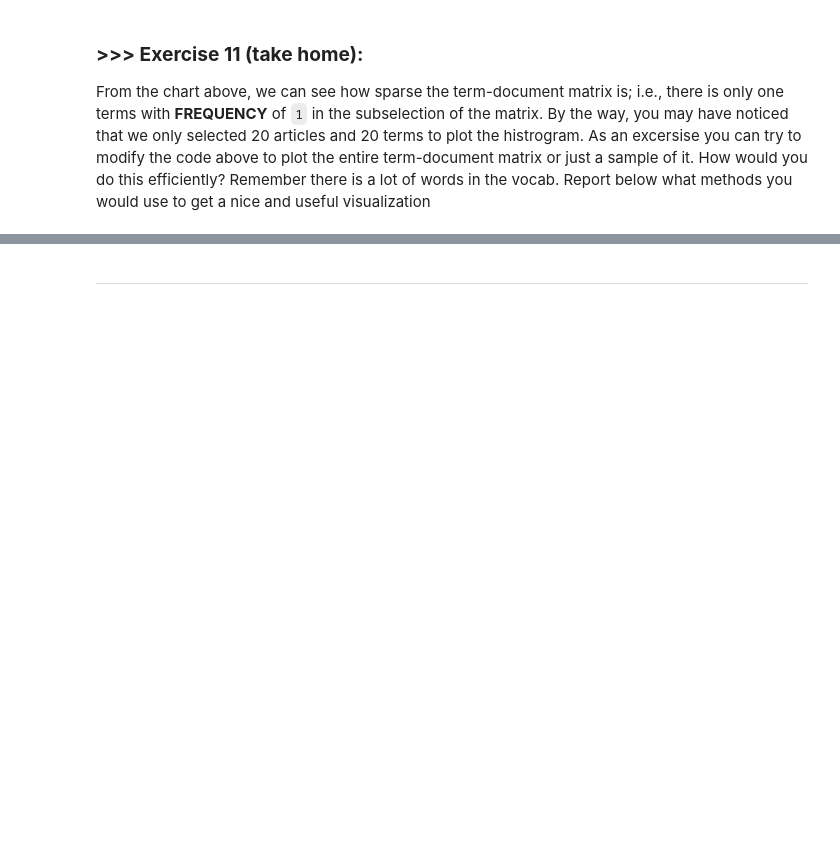
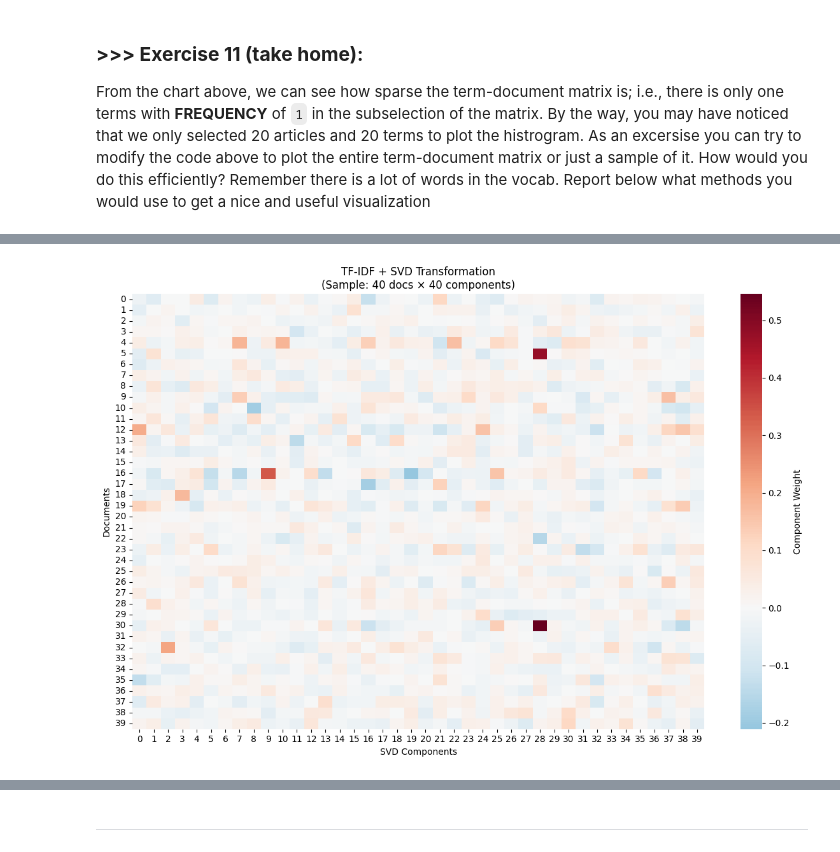
Before and after one commit to krdaryad/DM2025-Lab1-Exercise, a Jupyter notebook: DM2025-Lab1-Master.ipynb, the cells around one changed output, grey strips where cells are left out. Saved outputs shown, nothing was run; the diff lists cells and outputs as text; code cells hidden in the pictures; blank space fills up the shorter version.

```diff
--- a/DM2025-Lab1-Master.ipynb
+++ b/DM2025-Lab1-Master.ipynb
@@ -1350,0 +1242,82 @@ Cleaned vocab size: 18190
+# %%
+
+
+def transform_and_visualize(X_counts, sample_size=40):
+
+    # STRATEGY 1: TF-IDF transformation to highlight important terms
+    tfidf = TfidfTransformer()
+    X_tfidf = tfidf.fit_transform(X_counts)
+
+    # STRATEGY 2: Dimensionality reduction to concentrate information
+    svd = TruncatedSVD(n_components=min(100, X_counts.shape[1]-1))
+    X_reduced = svd.fit_transform(X_tfidf)
+
+    # Sample documents and components for visualization
+    sample_docs = np.random.choice(X_reduced.shape[0],
+                                  min(sample_size, X_reduced.shape[0]),
+                                  replace=False)
+    sample_comps = np.random.choice(X_reduced.shape[1],
+                                   min(sample_size, X_reduced.shape[1]),
+                                   replace=False)
+
+    # Create the visualization matrix
+    plot_data = X_reduced[sample_docs][:, sample_comps]
+
+    # Create heatmap
+    plt.figure(figsize=(12, 8))
+    sns.heatmap(plot_data,
+                cmap="RdBu_r",
+                center=0,
+                cbar_kws={'label': 'Component Weight'})
+    plt.title(f"TF-IDF + SVD Transformation\n(Sample: {len(sample_docs)} docs × {len(sample_comps)} components)")
+    plt.xlabel("SVD Components")
+    plt.ylabel("Documents")
+    plt.tight_layout()
+    plt.show()
+
+    # Compare sparsity before/after transformation
+    original_nonzero = X_counts.nnz / (X_counts.shape[0] * X_counts.shape[1])
+    transformed_nonzero = (X_reduced != 0).sum() / (X_reduced.shape[0] * X_reduced.shape[1])
+
+    print(f"Original matrix density: {original_nonzero:.4f}")
+    print(f"Transformed matrix density: {transformed_nonzero:.4f}")
+    print(f"Non-zero increase: {transformed_nonzero/original_nonzero:.2f}x")
+
+# Alternative approach: Focus on most frequent terms
+def focus_informative_terms(X_counts, count_vect, top_terms=50):
+    """
+    Focus on most frequently occurring terms to show more non-zero values
+    """
+    # Calculate term frequencies
+    term_freq = np.asarray(X_counts.sum(axis=0)).flatten()
+
+    # Select top terms that appear in multiple documents
+    top_indices = np.argsort(term_freq)[-top_terms:]
+
+    # Get the submatrix for these terms
+    informative_matrix = X_counts[:, top_indices].toarray()
+
+    # Sample documents for readability
+    sample_docs = np.random.choice(informative_matrix.shape[0],
+                                  min(40, informative_matrix.shape[0]),
+                                  replace=False)
+
+    plot_data = informative_matrix[sample_docs]
+
+    # Create heatmap
+    plt.figure(figsize=(12, 8))
+    sns.heatmap(plot_data,
+                cmap="YlOrRd",
+                cbar_kws={'label': 'Frequency'})
+    plt.title(f"Top {top_terms} Most Frequent Terms\n({len(sample_docs)} sampled documents)")
+    plt.xlabel("Terms")
+    plt.ylabel("Documents")
+    plt.xticks(rotation=45)
+    plt.tight_layout()
+    plt.show()
+
+# Apply transformations
+transform_and_visualize(X_counts)
+focus_informative_terms(X_counts, count_vect)
+# %% [output]
+[figure, added]
```
Also changed, not shown: parts of 2 cells of this notebook.
